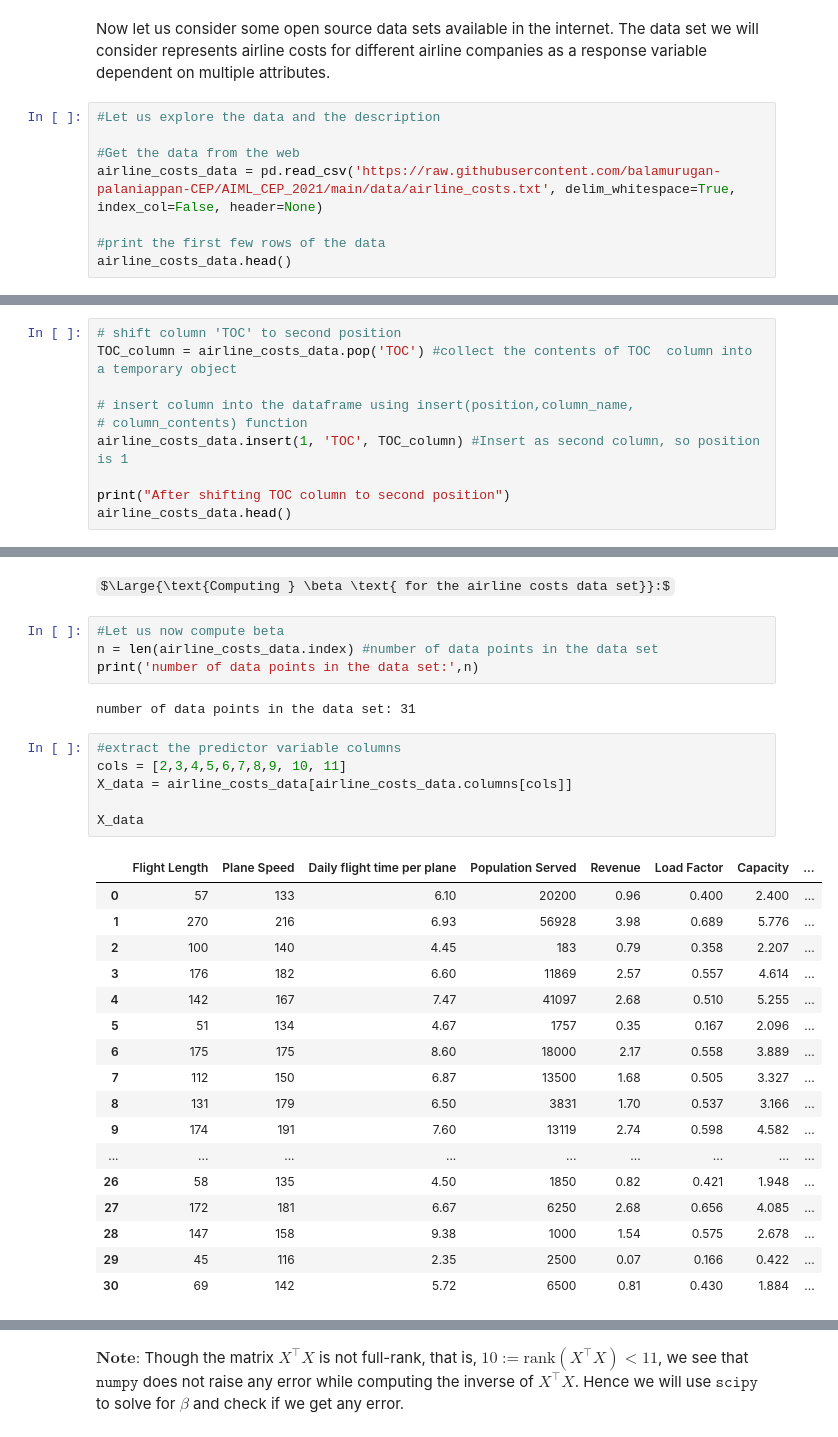
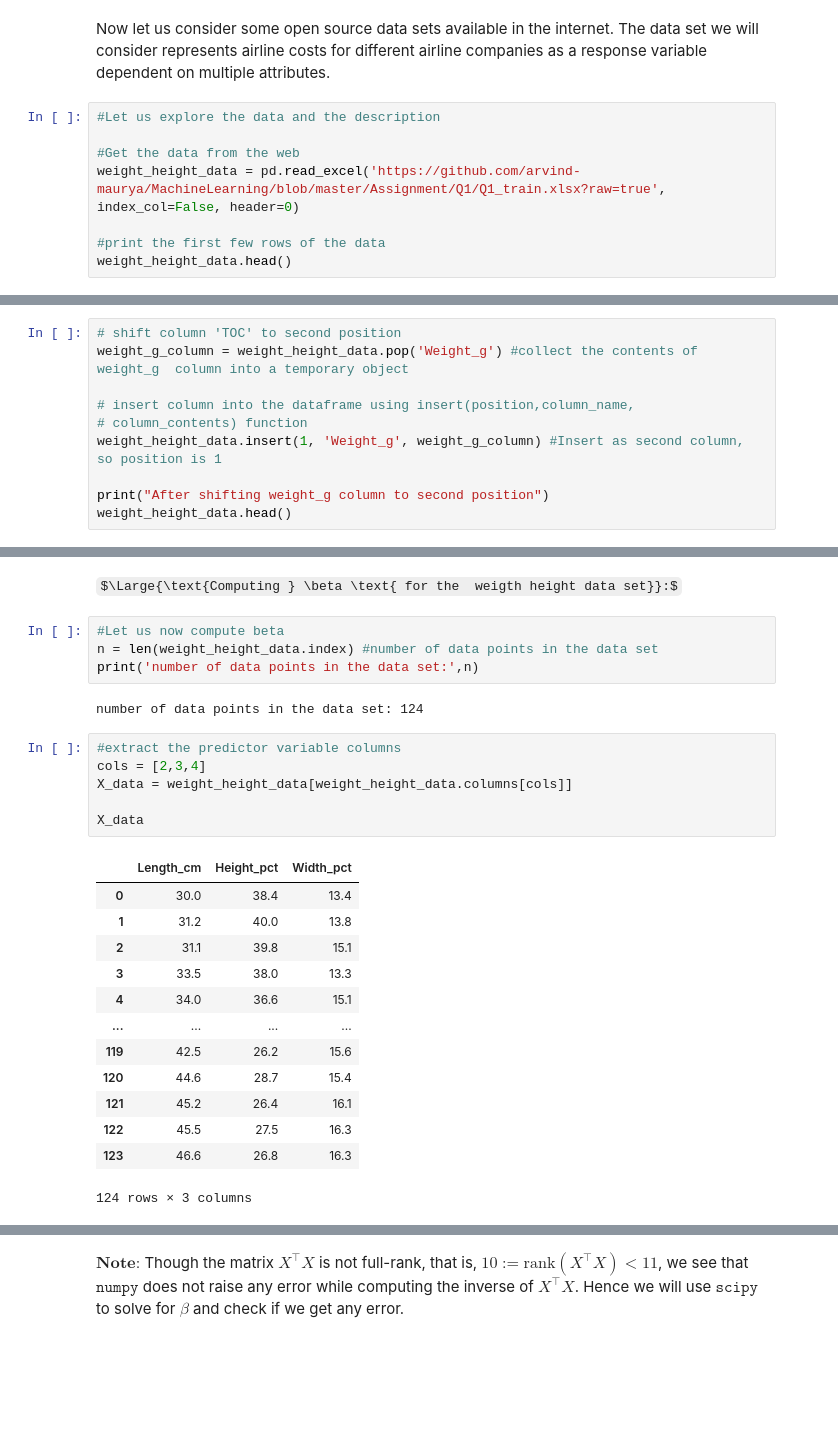
Before and after one commit to arvind-maurya/MachineLearning, a Jupyter notebook: Assignment/AIMLCEP_Q1-b.ipynb, the cells around one changed output, grey strips where cells are left out. Drawn from its saved outputs; the diff is of its cells as text; some formulas as TeX source; blank space fills up the shorter version.

```diff
--- a/Assignment/AIMLCEP_Q1-b.ipynb
+++ b/Assignment/AIMLCEP_Q1-b.ipynb
@@ -20,8 +20,8 @@ The data set we will consider represents airline costs for different airline com
 #Let us explore the data and the description
 
 #Get the data from the web
-airline_costs_data = pd.read_csv('https://raw.githubusercontent.com/balamurugan-palaniappan-CEP/AIML_CEP_2021/main/data/airline_costs.txt', delim_whitespace=True, index_col=False, header=None)
+weight_height_data = pd.read_excel('https://github.com/arvind-maurya/MachineLearning/blob/master/Assignment/Q1/Q1_train.xlsx?raw=true', index_col=False, header=0)
 
 #print the first few rows of the data
-airline_costs_data.head()
+weight_height_data.head()
 # %% [output]
@@ -100,11 +53,11 @@ Let us move the TOC column as the second column, just after the Airline company
 # %%
 # shift column 'TOC' to second position
-TOC_column = airline_costs_data.pop('TOC') #collect the contents of TOC  column into a temporary object
+weight_g_column = weight_height_data.pop('Weight_g') #collect the contents of weight_g  column into a temporary object
 
 # insert column into the dataframe using insert(position,column_name,
 # column_contents) function
-airline_costs_data.insert(1, 'TOC', TOC_column) #Insert as second column, so position is 1
+weight_height_data.insert(1, 'Weight_g', weight_g_column) #Insert as second column, so position is 1
 
-print("After shifting TOC column to second position")
-airline_costs_data.head()
+print("After shifting weight_g column to second position")
+weight_height_data.head()
 # %% [output]
@@ -211,35 +71,31 @@ using a solver.
 # %% [markdown]
-$\Large{\text{Computing } \beta \text{ for the airline costs data set}}:$
+$\Large{\text{Computing } \beta \text{ for the  weigth height data set}}:$
 # %%
 #Let us now compute beta
-n = len(airline_costs_data.index) #number of data points in the data set
+n = len(weight_height_data.index) #number of data points in the data set
 print('number of data points in the data set:',n)
 # %% [output]
-number of data points in the data set: 31
+number of data points in the data set: 124
 # %%
 #extract the predictor variable columns
-cols = [2,3,4,5,6,7,8,9, 10, 11]
-X_data = airline_costs_data[airline_costs_data.columns[cols]]
+cols = [2,3,4]
+X_data = weight_height_data[weight_height_data.columns[cols]]
 
 X_data
 # %% [output]
-|  | Flight Length | Plane Speed | Daily flight time per plane | Population Served | Revenue | Load Factor | Capacity | ... |
-| 0 | 57 | 133 | 6.10 | 20200 | 0.96 | 0.400 | 2.400 | ... |
-| 1 | 270 | 216 | 6.93 | 56928 | 3.98 | 0.689 | 5.776 | ... |
-| 2 | 100 | 140 | 4.45 | 183 | 0.79 | 0.358 | 2.207 | ... |
-| 3 | 176 | 182 | 6.60 | 11869 | 2.57 | 0.557 | 4.614 | ... |
-| 4 | 142 | 167 | 7.47 | 41097 | 2.68 | 0.510 | 5.255 | ... |
-| 5 | 51 | 134 | 4.67 | 1757 | 0.35 | 0.167 | 2.096 | ... |
-| 6 | 175 | 175 | 8.60 | 18000 | 2.17 | 0.558 | 3.889 | ... |
-| 7 | 112 | 150 | 6.87 | 13500 | 1.68 | 0.505 | 3.327 | ... |
-| 8 | 131 | 179 | 6.50 | 3831 | 1.70 | 0.537 | 3.166 | ... |
-| 9 | 174 | 191 | 7.60 | 13119 | 2.74 | 0.598 | 4.582 | ... |
-| ... | ... | ... | ... | ... | ... | ... | ... | ... |
-| 26 | 58 | 135 | 4.50 | 1850 | 0.82 | 0.421 | 1.948 | ... |
-| 27 | 172 | 181 | 6.67 | 6250 | 2.68 | 0.656 | 4.085 | ... |
-| 28 | 147 | 158 | 9.38 | 1000 | 1.54 | 0.575 | 2.678 | ... |
-| 29 | 45 | 116 | 2.35 | 2500 | 0.07 | 0.166 | 0.422 | ... |
-| 30 | 69 | 142 | 5.72 | 6500 | 0.81 | 0.430 | 1.884 | ... |
+|  | Length_cm | Height_pct | Width_pct |
+| 0 | 30.0 | 38.4 | 13.4 |
+| 1 | 31.2 | 40.0 | 13.8 |
+| 2 | 31.1 | 39.8 | 15.1 |
+| 3 | 33.5 | 38.0 | 13.3 |
+| 4 | 34.0 | 36.6 | 15.1 |
+| ... | ... | ... | ... |
+| 119 | 42.5 | 26.2 | 15.6 |
+| 120 | 44.6 | 28.7 | 15.4 |
+| 121 | 45.2 | 26.4 | 16.1 |
+| 122 | 45.5 | 27.5 | 16.3 |
+| 123 | 46.6 | 26.8 | 16.3 |
+124 rows × 3 columns
 # %%
 #convert predictor variable columns into a numpy array
 
```
Also changed, not shown: parts of 23 cells of this notebook.
